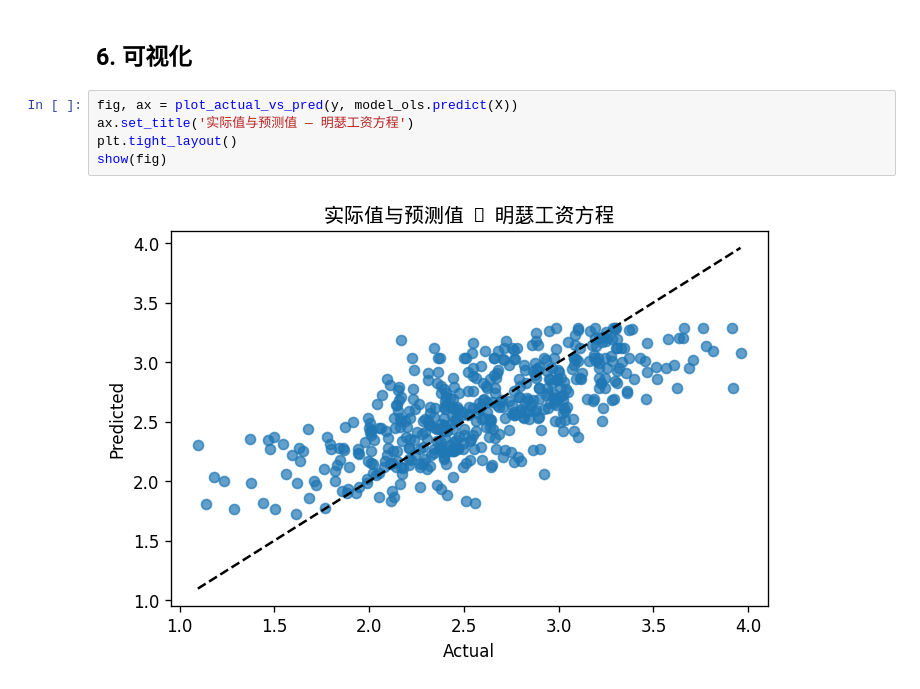
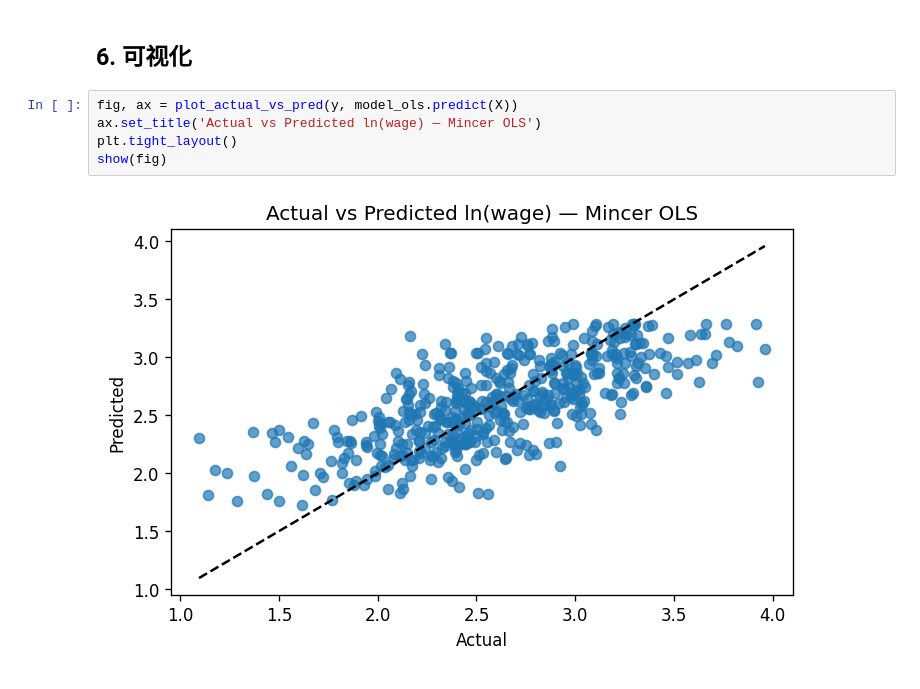
Before and after one commit to mofs0/EconometricsML, a Jupyter notebook: notebooks/traditional/T01_OLS_Mincer工资方程.ipynb, the cells around one changed output. Drawn from its saved outputs; the diff is of its cells as text.

```diff
--- a/notebooks/traditional/T01_OLS_Mincer工资方程.ipynb
+++ b/notebooks/traditional/T01_OLS_Mincer工资方程.ipynb
@@ -225,11 +184,11 @@ print(pd.DataFrame(results).to_string(index=False))
 ## 6. 可视化
 # %%
 fig, ax = plot_actual_vs_pred(y, model_ols.predict(X))
-ax.set_title('实际值与预测值 — 明瑟工资方程')
+ax.set_title('Actual vs Predicted ln(wage) — Mincer OLS')
 plt.tight_layout()
 show(fig)
 # %% [output]
-[figure, old version]
+[figure, new version]
 # %%
 exper_grid = np.linspace(0, 40, 200)
 educ_fixed = 12
```
Also changed, not shown: parts of 5 cells of this notebook, 7 other files.
